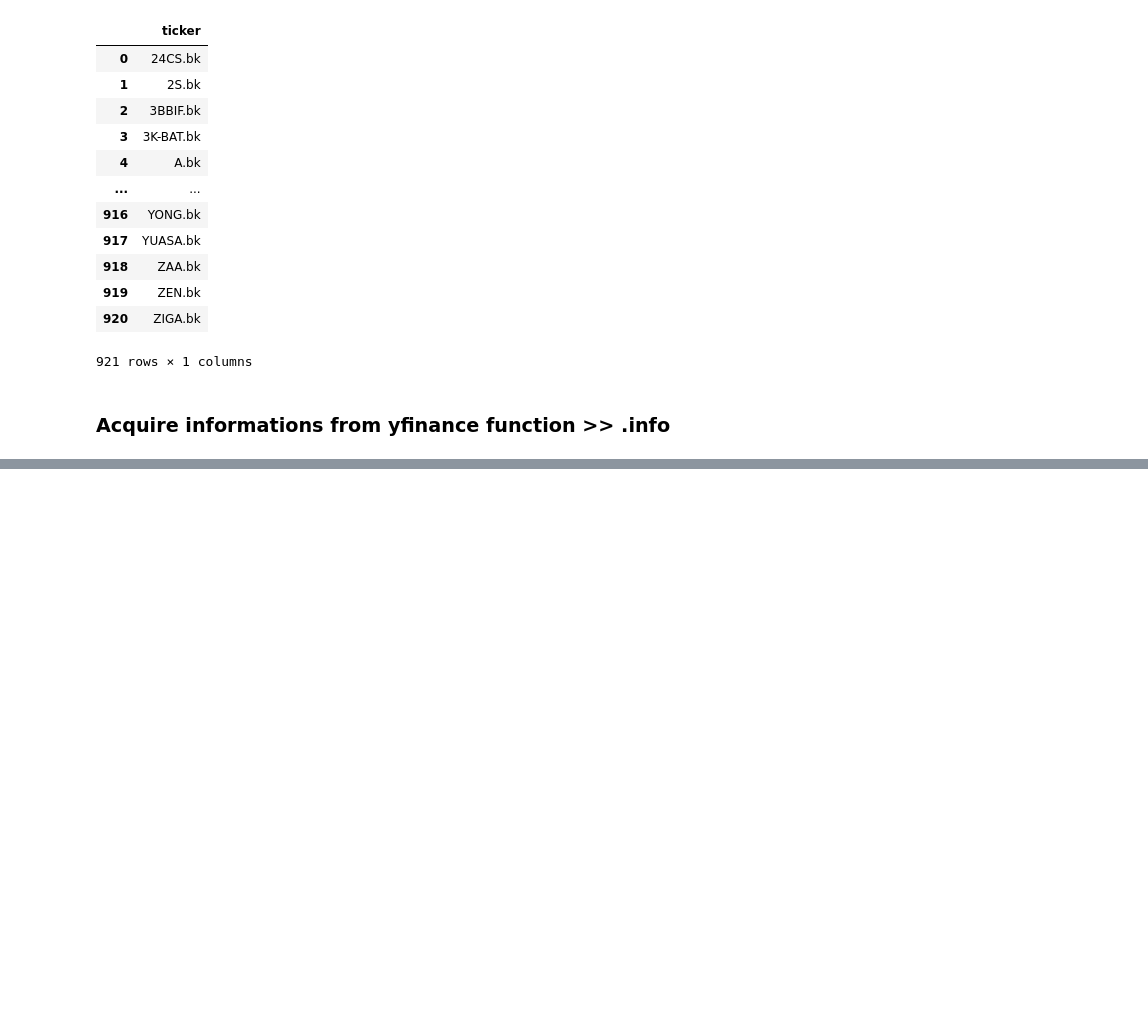
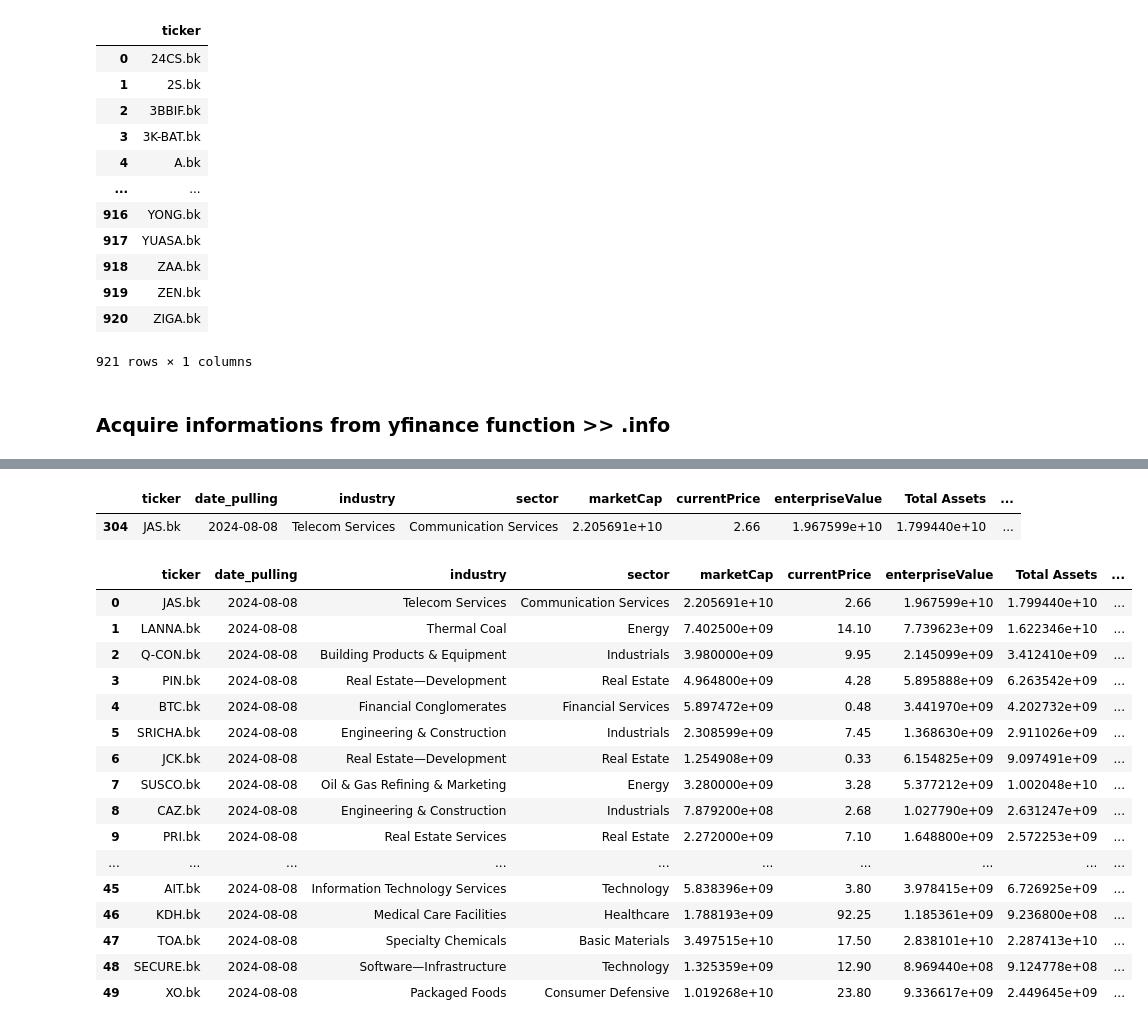
Before and after one commit to NarasetS/StockTH_MagicFormula, a Jupyter notebook: magicformulaonthstock.ipynb, the cells around one changed output, grey strips where cells are left out. Saved outputs shown, nothing was run; the diff lists cells and outputs as text; code cells hidden in the pictures; blank space fills up the shorter version.

```diff
--- a/magicformulaonthstock.ipynb
+++ b/magicformulaonthstock.ipynb
@@ -7,6 +8,7 @@ from datetime import date
 ex = pd.read_excel('listedCompanies_th_TH.xlsx', sheet_name='listedCompanies_th_TH',skiprows=1)
 df = pd.DataFrame(ex['หลักทรัพย์'].astype('str') + '.bk')
 df = df.rename(columns={'หลักทรัพย์' : 'ticker'})
+df = df.reset_index(drop=True)
 df
 # %% [output]
 |  | ticker |
@@ -45,24 +31,0 @@ df
-# %%
-# 2nd acquiring information from .info #
-info_attribute_list = [
-    'industry',
-    'sector',
-    'marketCap',
-    'sharesOutstanding',
-    'currentPrice',
-    'fiveYearAvgDividendYield'
-
-]
-
-info_attribute_list_buffer = []
-for i in range(len(df)):
-    info_attribute_list_buffer_c = []
-    info_attribute_list_tickerinfo = yf.Ticker(df['ticker'][i])
-    for j in range(len(info_attribute_list)):
-        try:
-            info_attribute_list_buffer_c.append(info_attribute_list_tickerinfo.info[info_attribute_list[j]])
-        except:
-            info_attribute_list_buffer_c.append('')
-    info_attribute_list_buffer.append(info_attribute_list_buffer_c)
-
-df = df.join(pd.DataFrame(info_attribute_list_buffer, columns=info_attribute_list))
@@ -75,0 +104,7 @@ df.loc[df['ticker'] == 'SAUCE.bk']
+# %%
+df = df.dropna()
+df = df.reset_index(drop=True)
+### Next I perform calculations for MF_ROC and MF_EY ###
+df['MF_ROC'] = df['EBIT']/(df['Total Assets'] - df['Current Liabilities'])
+df['MF_EY'] = df['EBIT']/df['enterpriseValue']
+df
@@ -75,0 +125,33 @@ df.loc[df['ticker'] == 'SAUCE.bk']
+# %%
+### Ranking regarding MFs####
+
+df['Ranking_MF_ROC'] = df['MF_ROC'].rank()
+df['Ranking_MF_EY'] = df['MF_EY'].rank()
+df['Ranking_MF'] = df['Ranking_MF_ROC'] + df['Ranking_MF_EY']
+
+df.loc[df['Ranking_MF'] == df['Ranking_MF'].max()]
+# %% [output]
+|  | ticker | date_pulling | industry | sector | marketCap | currentPrice | enterpriseValue | Total Assets | ... |
+| 304 | JAS.bk | 2024-08-08 | Telecom Services | Communication Services | 2.205691e+10 | 2.66 | 1.967599e+10 | 1.799440e+10 | ... |
+# %%
+df_sorted = df.sort_values(by=['Ranking_MF'],ascending=False)
+df_sorted = df_sorted.reset_index(drop=True)
+df_sorted[:50]
+# %% [output]
+|  | ticker | date_pulling | industry | sector | marketCap | currentPrice | enterpriseValue | Total Assets | ... |
+| 0 | JAS.bk | 2024-08-08 | Telecom Services | Communication Services | 2.205691e+10 | 2.66 | 1.967599e+10 | 1.799440e+10 | ... |
+| 1 | LANNA.bk | 2024-08-08 | Thermal Coal | Energy | 7.402500e+09 | 14.10 | 7.739623e+09 | 1.622346e+10 | ... |
+| 2 | Q-CON.bk | 2024-08-08 | Building Products & Equipment | Industrials | 3.980000e+09 | 9.95 | 2.145099e+09 | 3.412410e+09 | ... |
+| 3 | PIN.bk | 2024-08-08 | Real Estate—Development | Real Estate | 4.964800e+09 | 4.28 | 5.895888e+09 | 6.263542e+09 | ... |
+| 4 | BTC.bk | 2024-08-08 | Financial Conglomerates | Financial Services | 5.897472e+09 | 0.48 | 3.441970e+09 | 4.202732e+09 | ... |
+| 5 | SRICHA.bk | 2024-08-08 | Engineering & Construction | Industrials | 2.308599e+09 | 7.45 | 1.368630e+09 | 2.911026e+09 | ... |
+| 6 | JCK.bk | 2024-08-08 | Real Estate—Development | Real Estate | 1.254908e+09 | 0.33 | 6.154825e+09 | 9.097491e+09 | ... |
+| 7 | SUSCO.bk | 2024-08-08 | Oil & Gas Refining & Marketing | Energy | 3.280000e+09 | 3.28 | 5.377212e+09 | 1.002048e+10 | ... |
+| 8 | CAZ.bk | 2024-08-08 | Engineering & Construction | Industrials | 7.879200e+08 | 2.68 | 1.027790e+09 | 2.631247e+09 | ... |
+| 9 | PRI.bk | 2024-08-08 | Real Estate Services | Real Estate | 2.272000e+09 | 7.10 | 1.648800e+09 | 2.572253e+09 | ... |
+| ... | ... | ... | ... | ... | ... | ... | ... | ... | ... |
+| 45 | AIT.bk | 2024-08-08 | Information Technology Services | Technology | 5.838396e+09 | 3.80 | 3.978415e+09 | 6.726925e+09 | ... |
+| 46 | KDH.bk | 2024-08-08 | Medical Care Facilities | Healthcare | 1.788193e+09 | 92.25 | 1.185361e+09 | 9.236800e+08 | ... |
+| 47 | TOA.bk | 2024-08-08 | Specialty Chemicals | Basic Materials | 3.497515e+10 | 17.50 | 2.838101e+10 | 2.287413e+10 | ... |
+| 48 | SECURE.bk | 2024-08-08 | Software—Infrastructure | Technology | 1.325359e+09 | 12.90 | 8.969440e+08 | 9.124778e+08 | ... |
+| 49 | XO.bk | 2024-08-08 | Packaged Foods | Consumer Defensive | 1.019268e+10 | 23.80 | 9.336617e+09 | 2.449645e+09 | ... |
```
Also changed, not shown: parts of 6 cells of this notebook, 1 other file.
